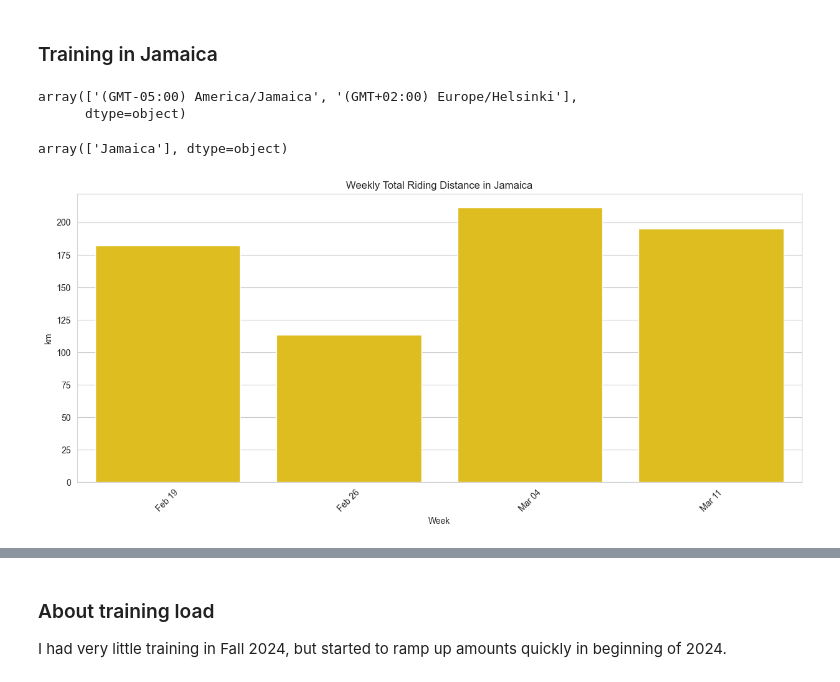
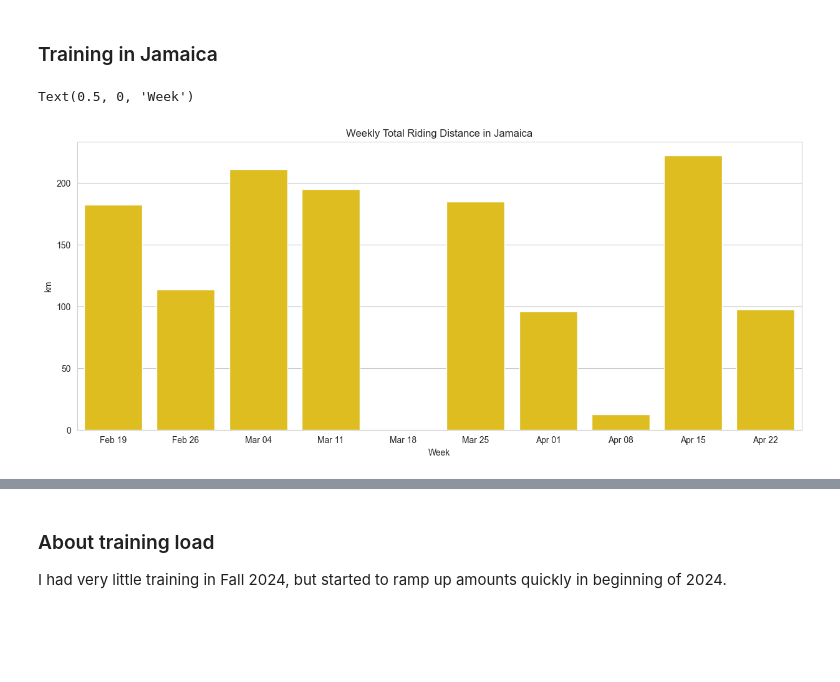
Before and after one commit to ahtonen/djbb2024, a Jupyter notebook: training.ipynb, the cells around one changed output, grey strips where cells are left out. Saved outputs shown, nothing was run; the diff lists cells and outputs as text; code cells hidden in the pictures; blank space fills up the shorter version.

```diff
--- a/training.ipynb
+++ b/training.ipynb
@@ -186,0 +217,14 @@ TODO looks like we could manually assign training zone for an exercise.
+# %%
+# 2024 time in Jamaica
+df_jam = df.loc[(df.start_date > "2024-02-14") & (df.start_date <= "2024-05-13")].copy()
+
+# When I arrived to Jamaica, I forgot to set country and timezone to Jamaica in Strava, need to fix it here.
+df_jam.replace(
+    {
+        "location_country": {"Finland": "Jamaica"},
+        "timezone": {"(GMT+02:00) Europe/Helsinki": "(GMT-05:00) America/Jamaica"},
+    },
+    inplace=True,
+)
+
+df_jam.shape
@@ -269,49 +303,35 @@ df_fin_weekly.mean()
 np.float64(4.461990740740741)
 # %% [markdown]
 ### Training in Jamaica
-# %%
-# let's take shorted time span
-
-df_jam = df.loc[(df.start_date > "2024-02-14") & (df.start_date <= "2024-03-20")].copy()
-df_jam.timezone.unique()
-# %% [output]
-array(['(GMT-05:00) America/Jamaica', '(GMT+02:00) Europe/Helsinki'],
-      dtype=object)
-# %%
-# When I arrived to Jamaica, I forgot to set country and timezone to Jamaica in Strava, need to fix it here.
-df_jam.replace(
-    {
-        "location_country": {"Finland": "Jamaica"},
-        "timezone": {"(GMT+02:00) Europe/Helsinki": "(GMT-05:00) America/Jamaica"},
-    },
-    inplace=True,
-)
-df_jam.location_country.unique()
-# %% [output]
-array(['Jamaica'], dtype=object)
+# %%
+# Set time window
+START_DATE = "2024-02-14"
+END_DATE = "2024-04-30"
 # %%
-df_jam_weekly = (
-    df_jam[df_jam["type"] == "Ride"].groupby(
-        pd.Grouper(key="start_date_local", freq="W-MON", label="left")
-    ).distance.sum()
+df_weekly = (
+    df_jam[
+        (df_jam["type"] == "Ride")
+        & (df_jam.start_date > START_DATE)
+        & (df_jam.start_date <= END_DATE)
+    ]
+    .groupby(pd.Grouper(key="start_date_local", freq="W-MON", label="left"))
+    .distance.sum()
     / 1000
 )
-df_weekly = df_jam_weekly.reset_index()
+df_weekly = df_weekly.reset_index()
 
-# Create a bar plot using Seaborn
 plt.figure(figsize=(15, 6))
 sns.barplot(
-    #x=df_fin_weekly["start_date_local"].dt.strftime("W%U"),
+    # x=df_fin_weekly["start_date_local"].dt.strftime("W%U"),
     x=df_weekly["start_date_local"].dt.strftime("%b %d"),
     y=df_weekly["distance"],
-    color=utils.colors["Jamaica flag yellow"]
+    color=utils.colors["Jamaica flag yellow"],
 )
 
 plt.title("Weekly Total Riding Distance in Jamaica")
 plt.ylabel("km")
 plt.xlabel("Week")
-plt.xticks(rotation=45)
-plt.show()
 # %% [output]
+Text(0.5, 0, 'Week')
-[figure, old version]
+[figure, new version]
 # %%
```
Also changed, not shown: parts of 21 cells of this notebook, 1 other file.
